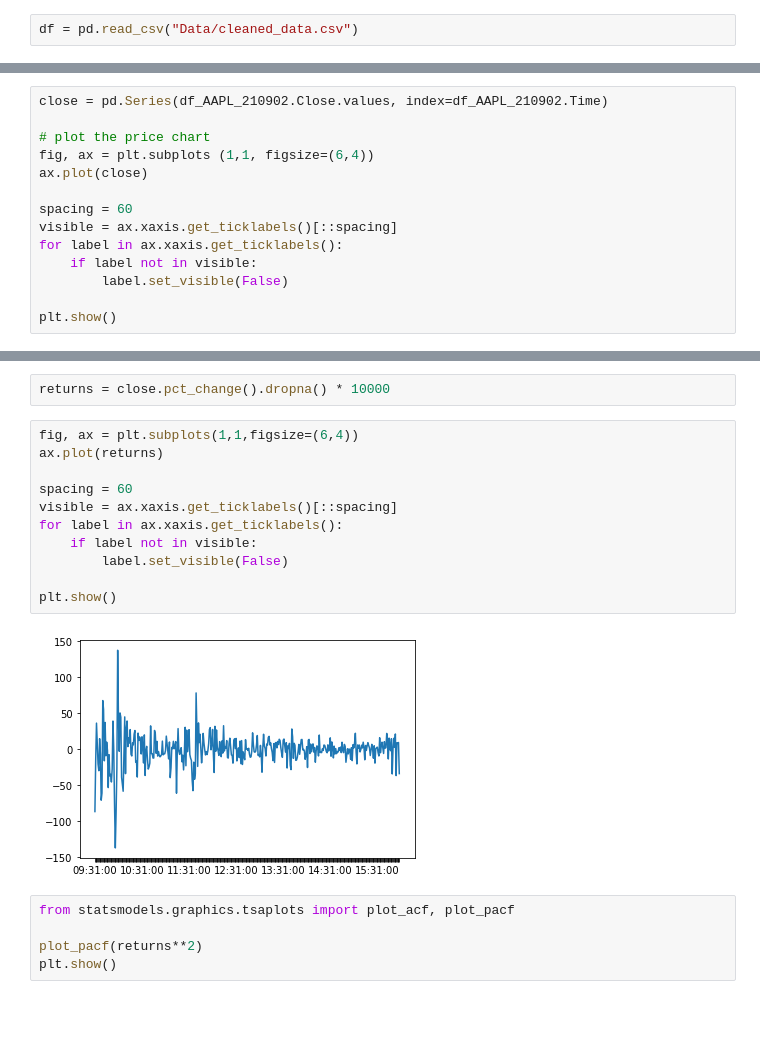
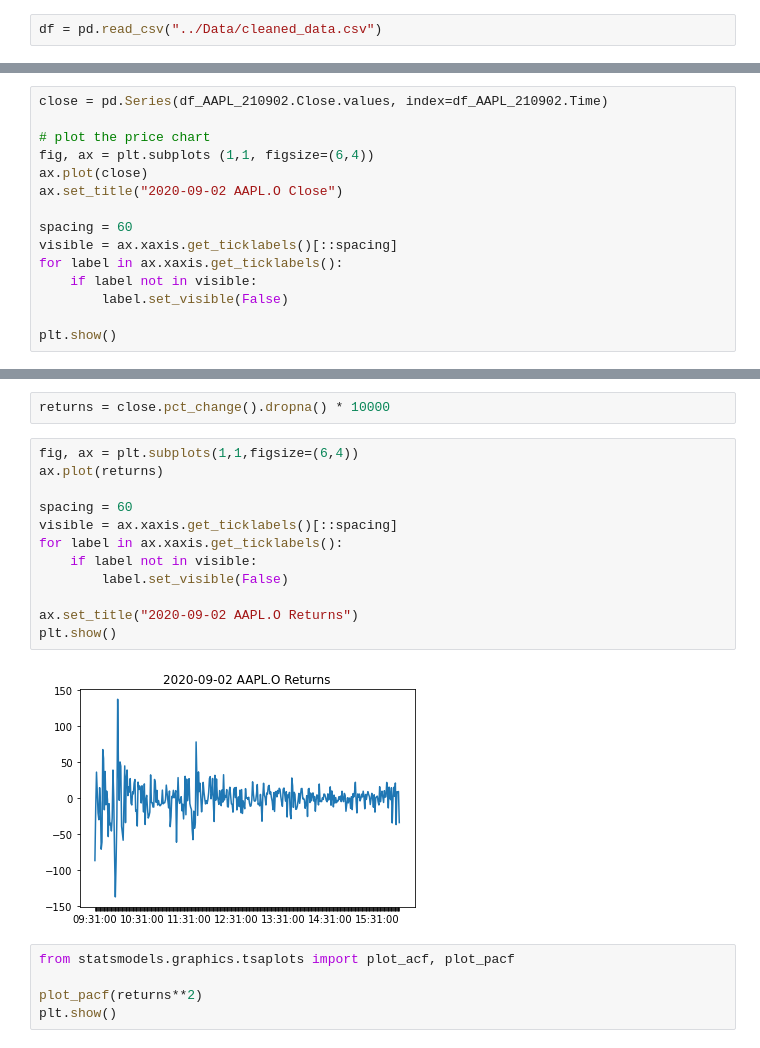
Before and after one commit to matthew-lim/Vanguard-Volatility-Project, a Jupyter notebook: Using GARCH to predict volatility.ipynb, the cells around one changed output, grey strips where cells are left out. Drawn from its saved outputs; the diff is of its cells as text; blank space fills up the shorter version.

```diff
--- a/Using GARCH to predict volatility.ipynb
+++ b/Using GARCH to predict volatility.ipynb
@@ -5,7 +5,7 @@ import matplotlib.pyplot as plt
 from arch import arch_model
 from arch.__future__ import reindexing
 # %%
-df = pd.read_csv("Data/cleaned_data.csv")
+df = pd.read_csv("../Data/cleaned_data.csv")
 # %%
 l_company = df["RIC"].unique()
 l_company[:5]
@@ -34,6 +37,7 @@ close = pd.Series(df_AAPL_210902.Close.values, index=df_AAPL_210902.Time)
 # plot the price chart
 fig, ax = plt.subplots (1,1, figsize=(6,4))
 ax.plot(close)
+ax.set_title("2020-09-02 AAPL.O Close")
 
 spacing = 60
 visible = ax.xaxis.get_ticklabels()[::spacing]
@@ -49,16 +53,17 @@ returns = close.pct_change().dropna() * 10000
 # %%
 fig, ax = plt.subplots(1,1,figsize=(6,4))
 ax.plot(returns)
 
 spacing = 60
 visible = ax.xaxis.get_ticklabels()[::spacing]
 for label in ax.xaxis.get_ticklabels():
     if label not in visible:
         label.set_visible(False)
 
+ax.set_title("2020-09-02 AAPL.O Returns")
 plt.show()
 # %% [output]
-[figure, old version]
+[figure, new version]
 # %%
 from statsmodels.graphics.tsaplots import plot_acf, plot_pacf
 
```
Also changed, not shown: parts of 23 cells of this notebook.
